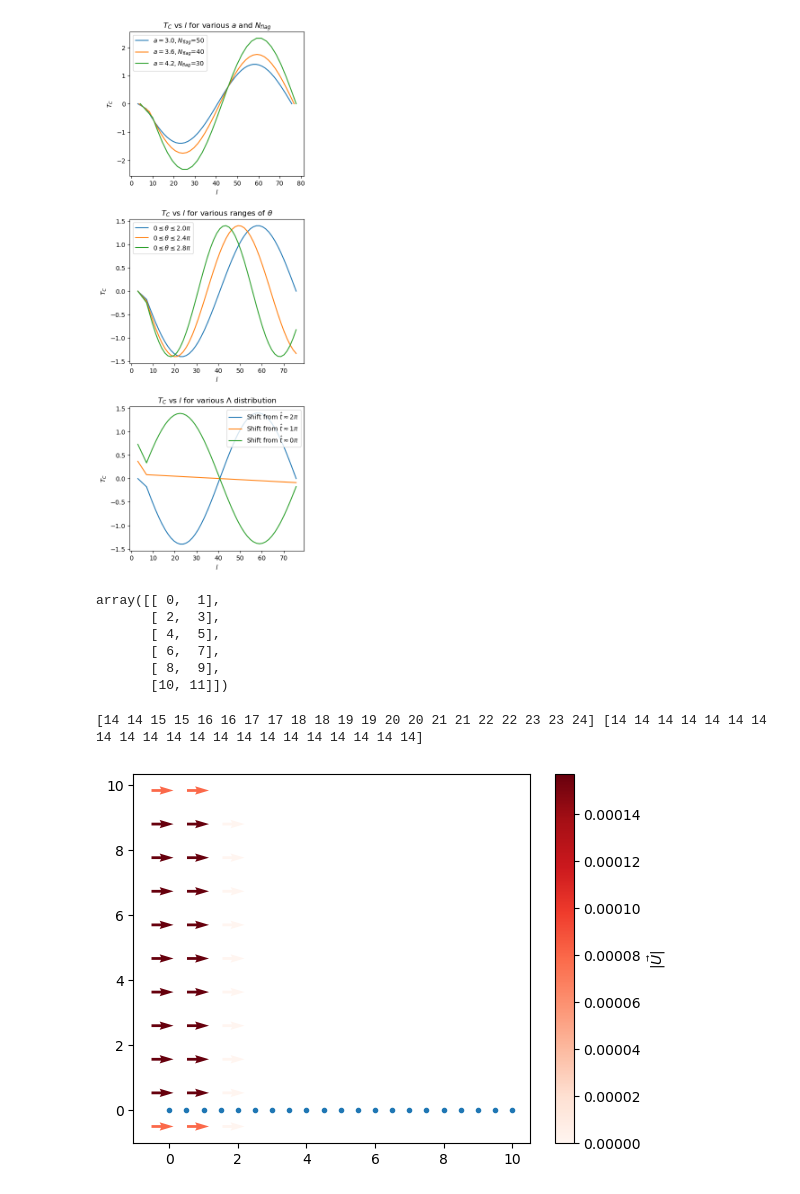
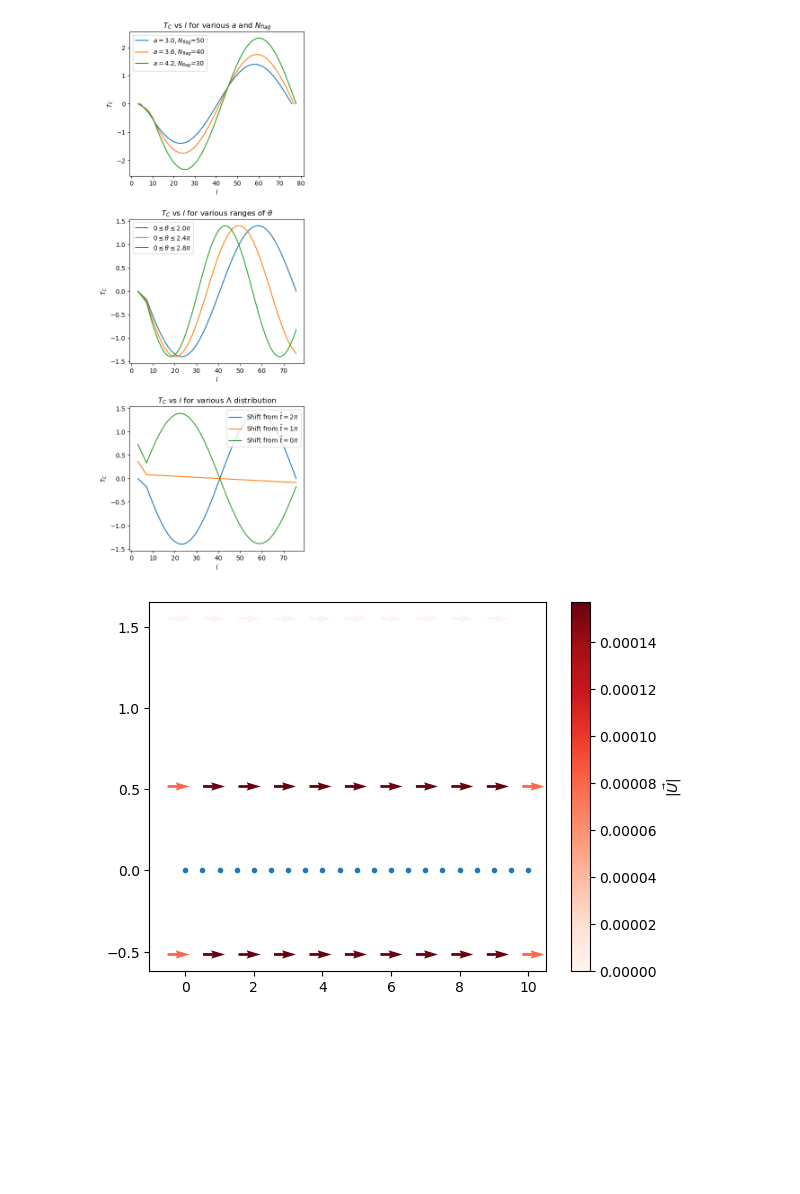
Before and after one commit to lyuanz/sperm_test, a Jupyter notebook: testing.ipynb, the cells around one changed output. Cells and saved outputs as stored; diff of their text form; code cells hidden in the pictures; blank space fills up the shorter version.

Commit message:
figured out the prob with fcm_spread: indexing in np.meshgrid

```diff
--- a/testing.ipynb
+++ b/testing.ipynb
@@ -521,17 +521,6 @@ for i in range(3):
 plt.show()
 # %% [output]
 [figure]
-# %%
-test = np.reshape(np.arange(12), (6,2))
-test[test[:, 0]>5][:, 0] += 10
-test
-# %% [output]
-array([[ 0,  1],
-       [ 2,  3],
-       [ 4,  5],
-       [ 6,  7],
-       [ 8,  9],
-       [10, 11]])
 # %%
 def fcm_spread(F_B, Lambda, T_E, T_C, sperm_coordinates, L_x, L_y, N_x, N_y, sigma_Delta, sigma_Theta):
     """
@@ -574,12 +563,11 @@ def fcm_spread(F_B, Lambda, T_E, T_C, sperm_coordinates, L_x, L_y, N_x, N_y, sig
     dy = L_y/(N_y-1)
     idxD = ((sperm_coordinates[:,0]+L_x/2)//dx).astype(int)
     idyD = ((sperm_coordinates[:,1]+L_y/2)//dy).astype(int)
-    print(idxD, idyD)
     np.add.at(F_complex.real, (idxD,idyD), F_total[:,0])
     np.add.at(F_complex.imag, (idxD,idyD), F_total[:,1])
     kD = int(6 * sigma_Delta / dx)  # cover ±3*sigma
     gridD = np.linspace(-3*sigma_Delta, 3*sigma_Delta, kD)
-    GXD, GYD = np.meshgrid(gridD, gridD)
+    GXD, GYD = np.meshgrid(gridD, gridD, indexing='ij')
     GD = np.exp(-(GXD**2 + GYD**2) / (2*sigma_Delta**2)) / (2*np.pi*sigma_Delta**2)
     U_complex = oaconvolve(F_complex, GD, mode='same')
     idxT = idxD[1::2]
@@ -587,7 +575,7 @@ def fcm_spread(F_B, Lambda, T_E, T_C, sperm_coordinates, L_x, L_y, N_x, N_y, sig
     np.add.at(T_z, (idxT,idyT), T_total)
     kT = int(6 * sigma_Theta / dx)  # cover ±3*sigma
     gridT = np.linspace(-3*sigma_Theta, 3*sigma_Theta, kT)
-    GXT, GYT = np.meshgrid(gridT, gridT)
+    GXT, GYT = np.meshgrid(gridT, gridT, indexing='ij')
     GT = np.exp(-(GXT**2 + GYT**2) / (2*sigma_Theta**2)) / (2*np.pi*sigma_Theta**2)
     gx = -GXT * GT / sigma_Theta**2
     gy = -GYT * GT / sigma_Theta**2
@@ -604,36 +592,35 @@ y = np.zeros(21)
 L_x = L_y = 30
 N_x = N_y = 30
 x[x >= L_x*0.5] -= L_x
 x[x < -L_x*0.5] += L_x
 y[y >= L_y*0.5] -= L_y
 y[y < -L_y*0.5] += L_y
 s = np.vstack([x, y]).T
 sigma_Delta = sigma_Theta = 0.5
 F_B = np.zeros((10, 2))
 F_B[:, 0] = 1
 F_B[:, 1] = 0
 U = fcm_spread(F_B, Lambda, T_E, T_C, s, L_x, L_y, N_x, N_y, sigma_Delta, sigma_Theta)
 grid_x = np.linspace(-0.5*L_x, 0.5*L_x, N_x)
 grid_y = np.linspace(-0.5*L_y, 0.5*L_y, N_y)
-grid_x, grid_y = np.meshgrid(grid_x, grid_y)
+grid_x, grid_y = np.meshgrid(grid_x, grid_y, indexing='ij')
 mag = np.sqrt(U[...,0]**2+U[...,1]**2)
 mask = mag > 0
 U_hat_x = U[...,0][mask] / mag[mask]
 U_hat_y = U[...,1][mask] / mag[mask]
 Q = plt.quiver(
 grid_x[mask], grid_y[mask],        # origins
 U_hat_x, U_hat_y,    # arrow components
 mag[mask],
 angles='xy',           # interpret u,v in data coords
 cmap='Reds',
 width=0.007#,
 #clim=(0, 30),
 )
 plt.plot(x, y, '.')
 cbar = plt.colorbar(Q, label=r'$|\vec{U}|$')
 # %% [output]
-[14 14 15 15 16 16 17 17 18 18 19 19 20 20 21 21 22 22 23 23 24] [14 14 14 14 14 14 14 14 14 14 14 14 14 14 14 14 14 14 14 14 14]
-[figure, old version]
+[figure, new version]
 # %%
 # force field plot. Check fcm_spread function
 fig, ax = plt.subplots(6, 3, figsize=(20, 30))
```
Also changed, not shown: parts of 1 cell of this notebook.
